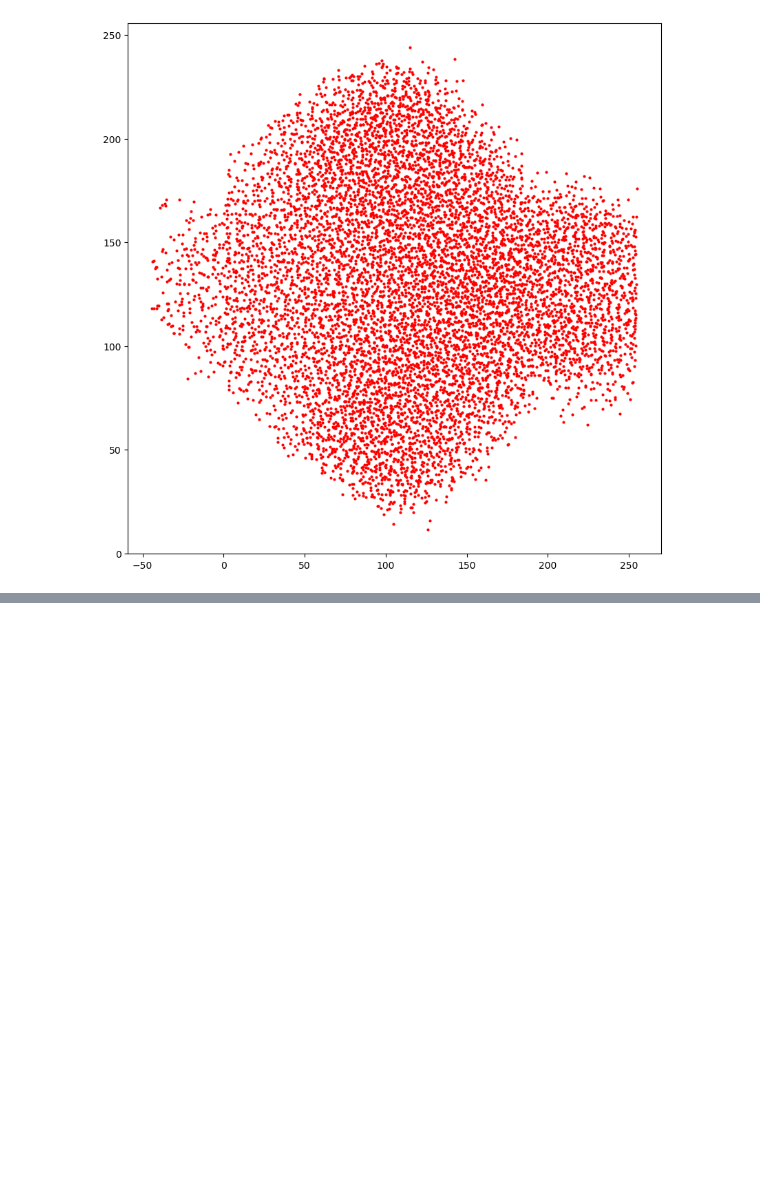
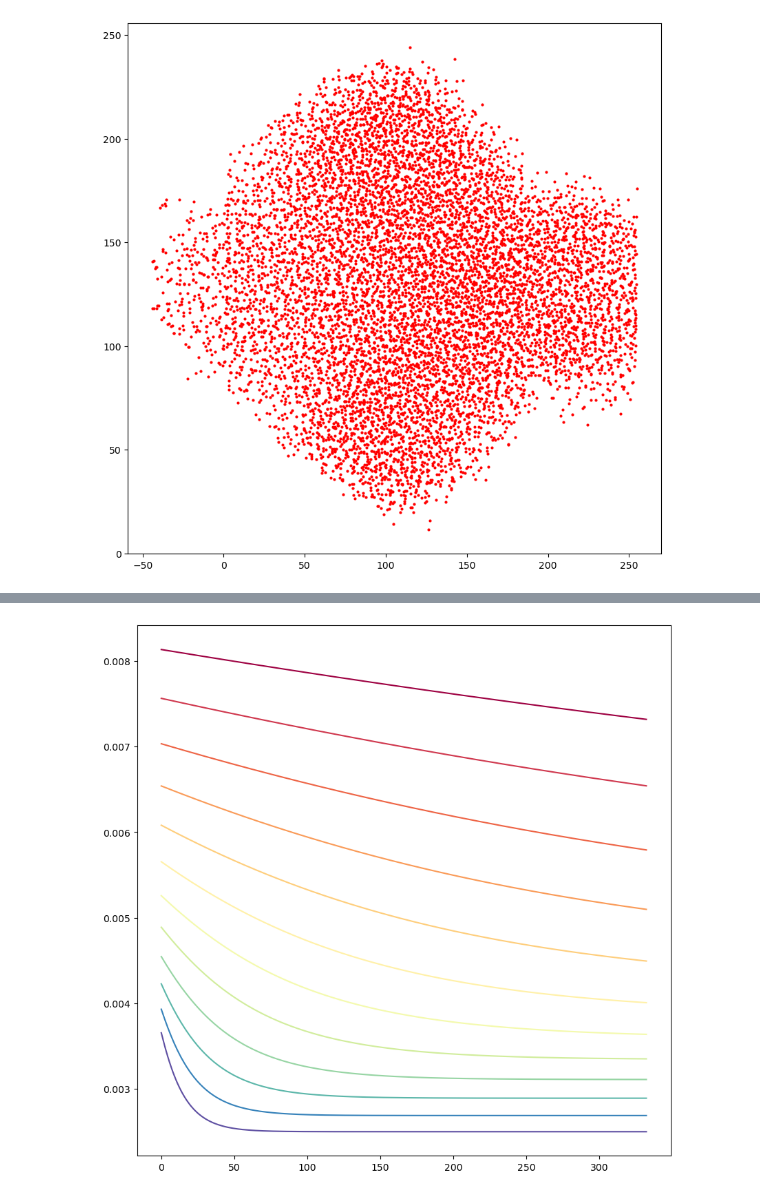
Before and after one commit to dafishcode/suite2p_analysis_py, a Jupyter notebook: Misc2.ipynb, the cells around one changed output, grey strips where cells are left out. Drawn from its saved outputs; the diff is of its cells as text; code cells hidden in the pictures; blank space fills up the shorter version.

```diff
--- a/Misc2.ipynb
+++ b/Misc2.ipynb
@@ -80,0 +65,27 @@ for i in range(len(k_vals)):
+# %%
+# Simple sigmoid function to 'soften' the exponential
+#-------------------------------------------------------------------------------
+def sig(x):
+  return 1 / (1+np.exp(-x))
+
+# Conversion from distance to edge weights, scaled (itself exponentially) by s
+#-------------------------------------------------------------------------------
+def dist2edge(distance, divisor, s):
+  edgeweights = np.exp(s/5)*sig(np.exp(-soften/np.exp(s)*distance))/divisor
+  return edgeweights
+
+#S parameters
+Nsteps  = 12
+divisor = 200
+soften = 0.07
+s_vals   = np.array(np.linspace(0, 4, Nsteps)).tolist()
+
+#Plot each s value
+fig, ax = plt.subplots(1, figsize=(10,10))
+colors  = cm.Spectral_r(np.linspace(0,1,Nsteps))
+distance = np.linspace(0, np.max(dist), 300)
+for s in range(len(s_vals)):
+  ax.plot(distance, dist2edge(distance, divisor, s_vals[s]), c=colors[s])
+plt.show()
+# %% [output]
+[figure, added]
```
Also changed, not shown: parts of 17 cells of this notebook, 6 other files.
